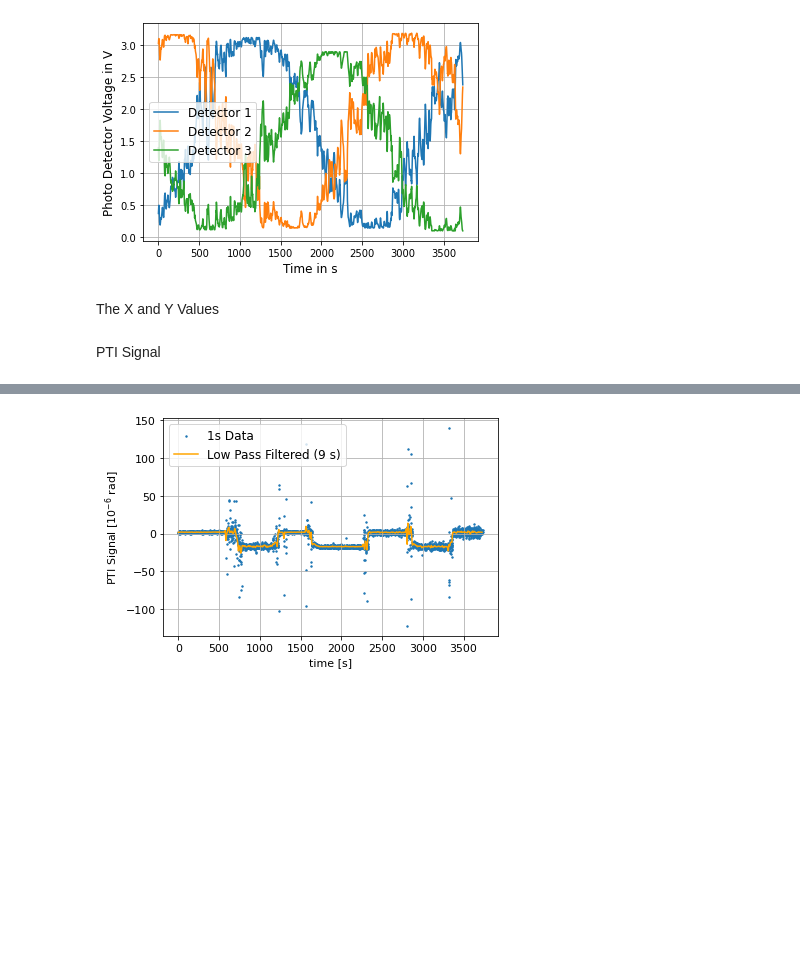
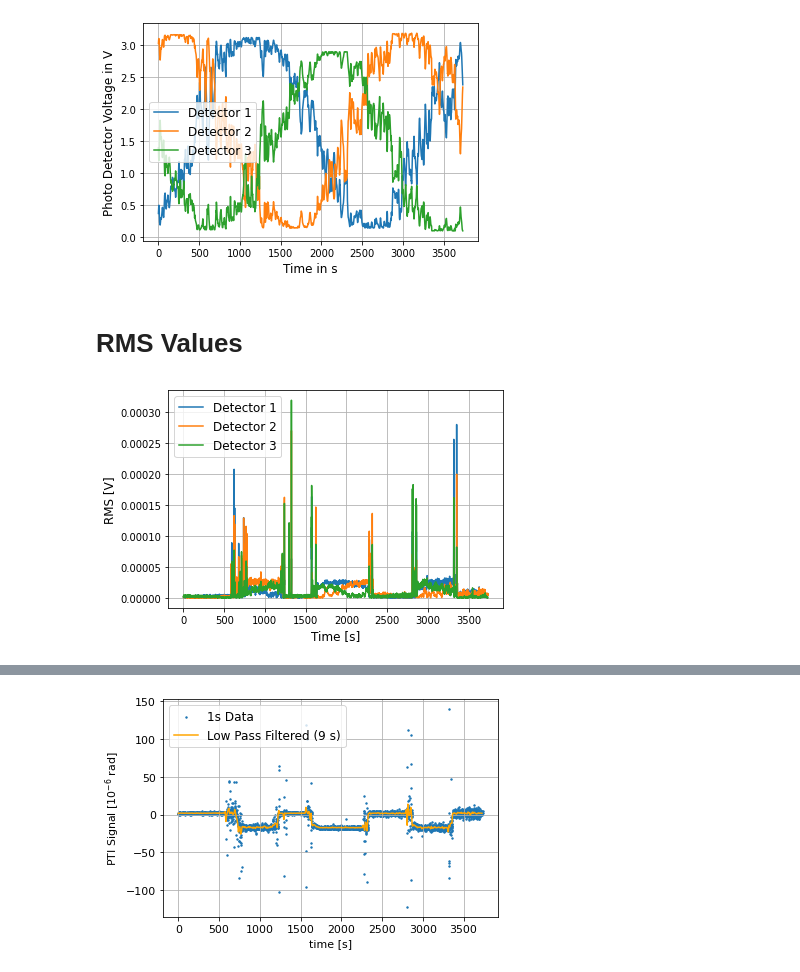
Before and after one commit to bilaljo/MiniPTI, a Jupyter notebook: notebooks/passepartout.ipynb, the cells around one changed output, grey strips where cells are left out. Cells and saved outputs as stored; diff of their text form; code cells hidden in the pictures; blank space fills up the shorter version.

```diff
--- a/notebooks/passepartout.ipynb
+++ b/notebooks/passepartout.ipynb
@@ -16,7 +18,16 @@ plt.legend(fontsize=12)
 plt.savefig("DC.pdf")
 # %% [output]
 [figure]
-# %% [markdown]
-The X and Y Values
-# %% [markdown]
-PTI Signal
+# %% [markdown]
+# RMS Values
+# %%
+time = np.arange(len(decimation_data["X1"]))
+for channel in range(1, 4):
+    plt.plot(time, np.sqrt(decimation_data[f"X{channel}"] ** 2 + decimation_data[f"Y{channel}"] ** 2), label=f"Detector {channel}")
+plt.xlabel("Time [s]", fontsize=12)
+plt.ylabel("RMS [V]", fontsize=12)
+plt.grid()
+plt.legend(fontsize=12)
+plt.savefig("RMS.pdf")
+# %% [output]
+[figure, added]
```
Also changed, not shown: parts of 14 cells of this notebook.
